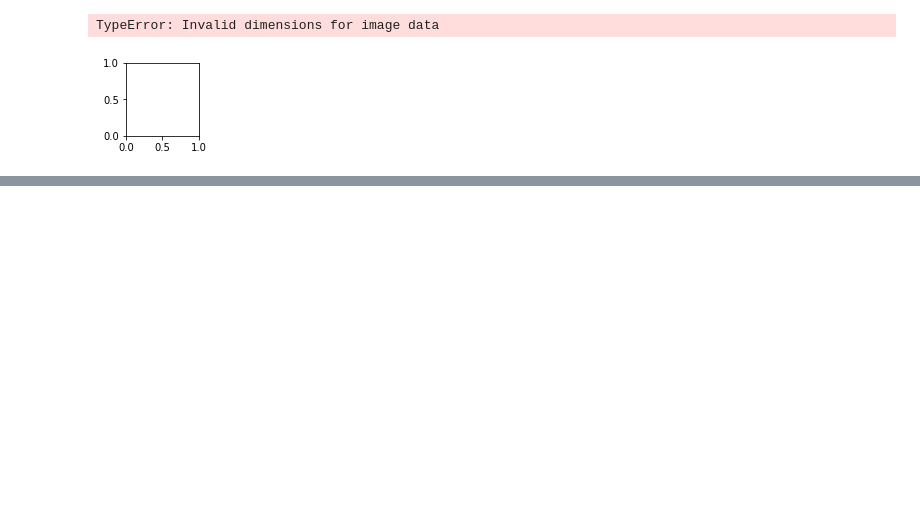
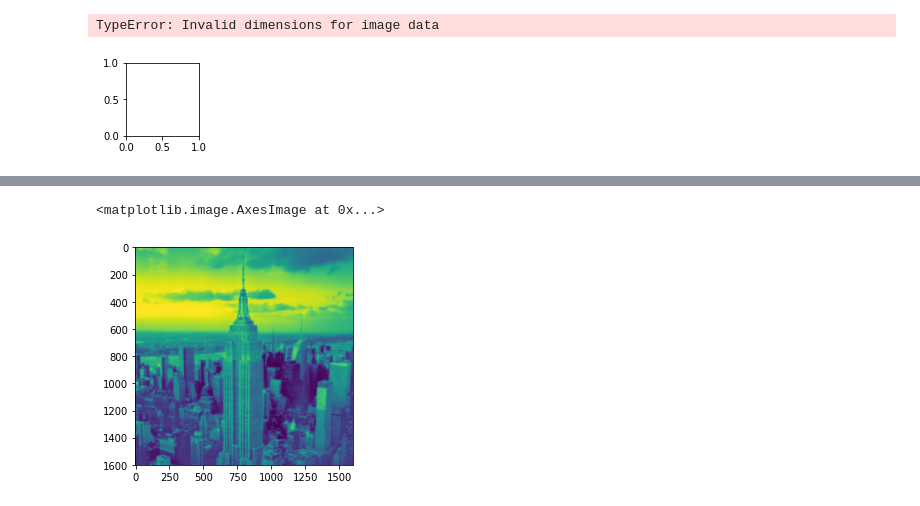
Before and after one commit to Eddie-C64/Computer-Vision-and-Video-Processing, a Jupyter notebook: Messing with Images.ipynb, the cells around one changed output, grey strips where cells are left out. Saved outputs shown, nothing was run; the diff lists cells and outputs as text; code cells hidden in the pictures; blank space fills up the shorter version.

```diff
--- a/Messing with Images.ipynb
+++ b/Messing with Images.ipynb
@@ -84,0 +111,7 @@ TypeError: Invalid dimensions for image data
+# %%
+im4 = filters.gaussian_filter(im3, 5)
+# %%
+imshow(im4)
+# %% [output]
+<matplotlib.image.AxesImage at 0x...>
+[figure, added]
```
Also changed, not shown: parts of 14 cells of this notebook, 3 other files.
